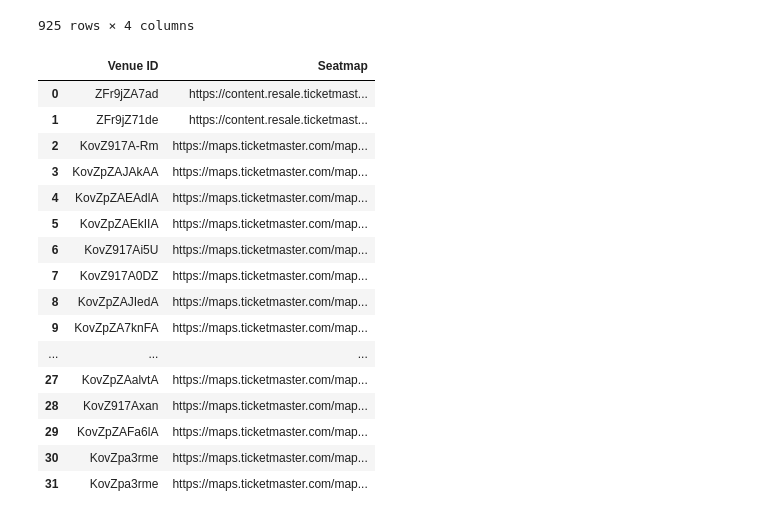
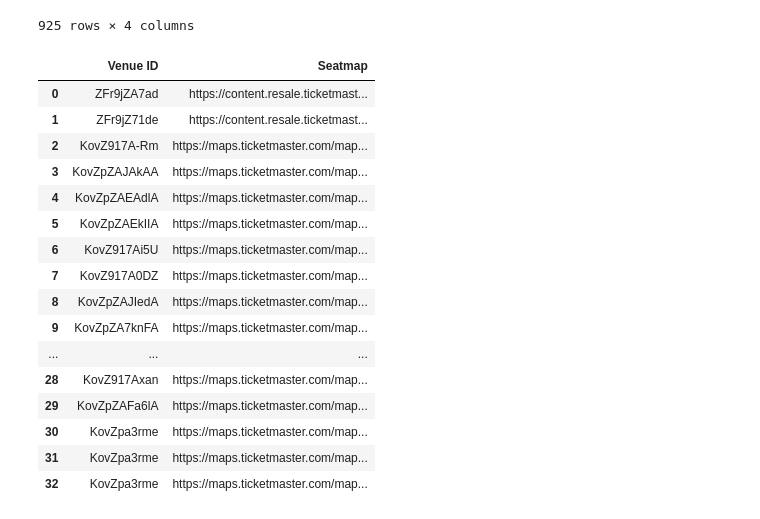
Before and after one commit to chanellelgonzalez/Project03_Visualization_SHOWWW, a Jupyter notebook: ticket_dev_api_import.ipynb, the cells around one changed output. Saved outputs shown, nothing was run; the diff lists cells and outputs as text; code cells hidden in the pictures.

Commit message:
fixed seatmap

```diff
--- a/ticket_dev_api_import.ipynb
+++ b/ticket_dev_api_import.ipynb
@@ -112,7 +112,8 @@ for event in event_json:
         venue_city = venue['city']
         venue_state = venue['state']['stateCode']
         venue_add = venue['address']
-        venue_geo = venue['location']
+        venue_lat = venue['location']['latitude']
+        venue_long = venue['location']['longitude']
         venue_url = venue.get('url', '')  # Use .get() with a default value if 'url' key is missing
         venueURL_list.append({"Venue ID" : venue_id,
                               "Venue URL" : venue_url})
@@ -122,7 +123,8 @@ for event in event_json:
                            "City" : venue_city,
                            "State" : venue_state,
                            "Address" : venue_add,
-                           "Latitude and Longitude" : venue_geo
+                           "Latitude" : venue_lat,
+                           "Longitude" : venue_long
                            })
 
     seatMap = event.get('seatmap')
@@ -150,28 +152,29 @@ for event in event_json:
 # %%
 if seatMap:
         seatMapUrl_list.append({'Venue ID' : venue_id,
                                 'Seatmap' : seatMap['staticUrl']})
 
 seatmap_df = pd.DataFrame(seatMapUrl_list)
+seatmap_df.to_csv('csv_tables/seatmap.csv')
 seatmap_df
 # %% [output]
 |  | Venue ID | Seatmap |
 | 0 | ZFr9jZA7ad | https://content.resale.ticketmast... |
 | 1 | ZFr9jZ71de | https://content.resale.ticketmast... |
 | 2 | KovZ917A-Rm | https://maps.ticketmaster.com/map... |
 | 3 | KovZpZAJAkAA | https://maps.ticketmaster.com/map... |
 | 4 | KovZpZAEAdlA | https://maps.ticketmaster.com/map... |
 | 5 | KovZpZAEkIIA | https://maps.ticketmaster.com/map... |
 | 6 | KovZ917Ai5U | https://maps.ticketmaster.com/map... |
 | 7 | KovZ917A0DZ | https://maps.ticketmaster.com/map... |
 | 8 | KovZpZAJIedA | https://maps.ticketmaster.com/map... |
 | 9 | KovZpZA7knFA | https://maps.ticketmaster.com/map... |
 | ... | ... | ... |
-| 27 | KovZpZAalvtA | https://maps.ticketmaster.com/map... |
 | 28 | KovZ917Axan | https://maps.ticketmaster.com/map... |
 | 29 | KovZpZAFa6lA | https://maps.ticketmaster.com/map... |
 | 30 | KovZpa3rme | https://maps.ticketmaster.com/map... |
 | 31 | KovZpa3rme | https://maps.ticketmaster.com/map... |
+| 32 | KovZpa3rme | https://maps.ticketmaster.com/map... |
 # %%
 event_df = pd.DataFrame(event_data)
 event_df = event_df.set_index('Event ID')
```
Also changed, not shown: parts of 2 cells of this notebook, 1 other file.
